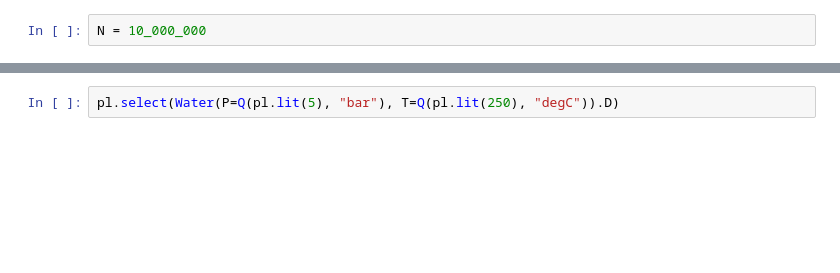
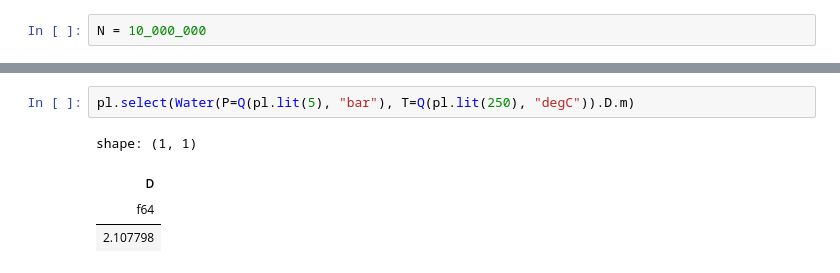
Before and after one commit to wlaur/encomp, a Jupyter notebook: notebooks/polars-expr-coolprop.ipynb, the cells around one changed output, grey strips where cells are left out. Cells and saved outputs as stored; diff of their text form; blank space fills up the shorter version.

```diff
--- a/notebooks/polars-expr-coolprop.ipynb
+++ b/notebooks/polars-expr-coolprop.ipynb
@@ -106,4 +91,9 @@ repr(Water(P=Q(pl.lit(5), "bar"), T=Q(50, "degC")))
 # %%
-pl.select(Water(P=Q(pl.lit(5), "bar"), T=Q(pl.lit(250), "degC")).D)
+pl.select(Water(P=Q(pl.lit(5), "bar"), T=Q(pl.lit(250), "degC")).D.m)
+# %% [output]
+shape: (1, 1)
+| D |
+| f64 |
+| 2.107798 |
 # %%
 pl.DataFrame({"T": [150, 200, 250]}).select((pl.col.T * 2).alias("asd"))
```
Also changed, not shown: parts of 6 cells of this notebook.
